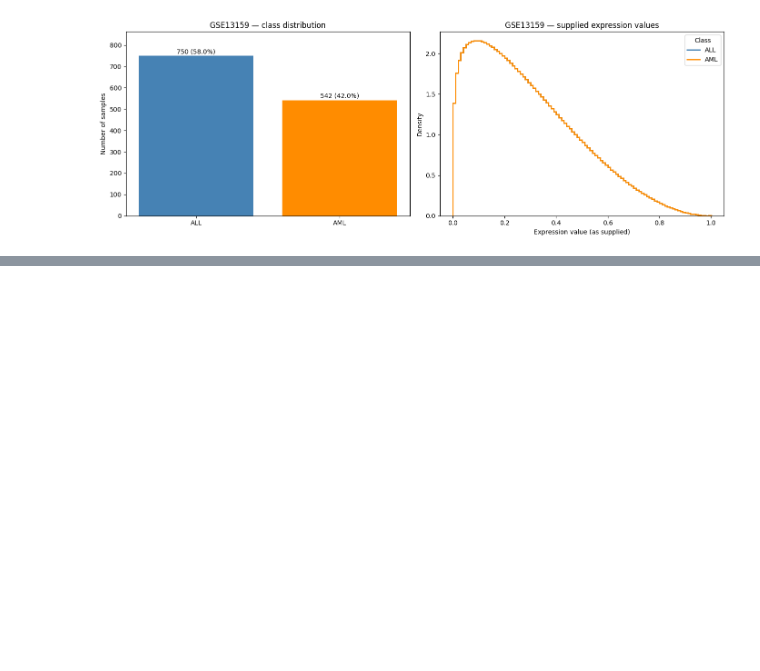
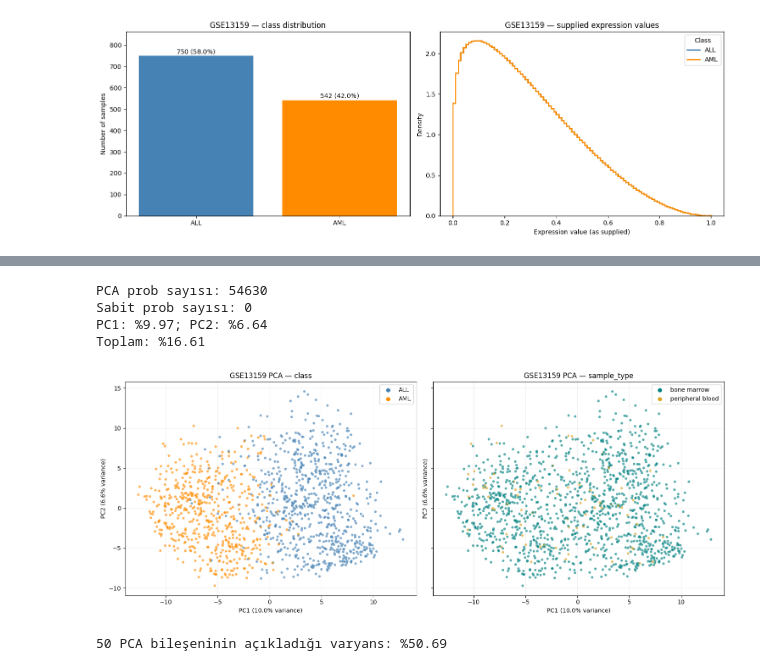
Before and after one commit to feyzatesoglu/all-aml-gene-expression-classification, a Jupyter notebook: notebooks/02_external_dataset_exploration.ipynb, the cells around one changed output, grey strips where cells are left out. Drawn from its saved outputs; the diff is of its cells as text; code cells hidden in the pictures; blank space fills up the shorter version.

```diff
--- a/notebooks/02_external_dataset_exploration.ipynb
+++ b/notebooks/02_external_dataset_exploration.ipynb
@@ -638 +295,55 @@ plt.show()
+# %%
+variable_mask = X_external_clean.var(axis=0, ddof=0) > 0
+X_external_pca = X_external_clean.loc[:, variable_mask]
+print("PCA prob sayısı:", X_external_pca.shape[1])
+print("Sabit prob sayısı:", int((~variable_mask).sum()))
+
+def embedding_table(coordinates, names):
+    table = selected_metadata.loc[X_external_pca.index, ["class", "sample_type"]].copy()
+    table[names[0]], table[names[1]] = coordinates[:, 0], coordinates[:, 1]
+    return table
+
+def plot_embedding(table, columns, title, axis_labels, filename):
+    ordered = table.sample(frac=1, random_state=SEED)
+    fig, axes = plt.subplots(1, 2, figsize=(15, 6), sharex=True, sharey=True)
+    for ax, field, palette in zip(axes, ["class", "sample_type"],
+                                  [CLASS_PALETTE, TYPE_PALETTE]):
+        ax.scatter(ordered[columns[0]], ordered[columns[1]],
+                   c=ordered[field].map(palette), s=18, alpha=.65, edgecolors="none")
+        for label, color in palette.items():
+            ax.scatter([], [], color=color, label=label, s=35)
+        ax.set(title=f"GSE13159 {title} — {field}",
+               xlabel=axis_labels[0], ylabel=axis_labels[1])
+        ax.legend(); ax.grid(alpha=.2)
+    fig.tight_layout()
+    save_figure(fig, filename)
+    plt.show()
+
+pca_external = PCA(n_components=2, svd_solver="randomized", random_state=SEED)
+pca_coordinates = pca_external.fit_transform(X_external_pca)
+pca_variance = pca_external.explained_variance_ratio_ * 100
+print(f"PC1: %{pca_variance[0]:.2f}; PC2: %{pca_variance[1]:.2f}")
+print(f"Toplam: %{pca_variance.sum():.2f}")
+pca_table = embedding_table(pca_coordinates, ["PC1", "PC2"])
+plot_embedding(pca_table, ["PC1", "PC2"], "PCA",
+               [f"PC1 ({pca_variance[0]:.1f}% variance)",
+                f"PC2 ({pca_variance[1]:.1f}% variance)"], "gse13159_pca")
+# %% [output]
+PCA prob sayısı: 54630
+Sabit prob sayısı: 0
+PC1: %9.97; PC2: %6.64
+Toplam: %16.61
+[figure, added]
+# %%
+pca_for_tsne = PCA(n_components=50, svd_solver="randomized", random_state=SEED)
+X_reduced = pca_for_tsne.fit_transform(X_external_pca)
+print(f"50 PCA bileşeninin açıkladığı varyans: %{100*pca_for_tsne.explained_variance_ratio_.sum():.2f}")
+tsne_external = TSNE(n_components=2, perplexity=30, init="pca",
+                     learning_rate="auto", max_iter=1500, random_state=SEED)
+tsne_coordinates = tsne_external.fit_transform(X_reduced)
+tsne_table = embedding_table(tsne_coordinates, ["TSNE1", "TSNE2"])
+plot_embedding(tsne_table, ["TSNE1", "TSNE2"], "t-SNE",
+               ["t-SNE 1", "t-SNE 2"], "gse13159_tsne")
+# %% [output]
+50 PCA bileşeninin açıkladığı varyans: %50.69
 # %%
```
Also changed, not shown: parts of 14 cells of this notebook.
